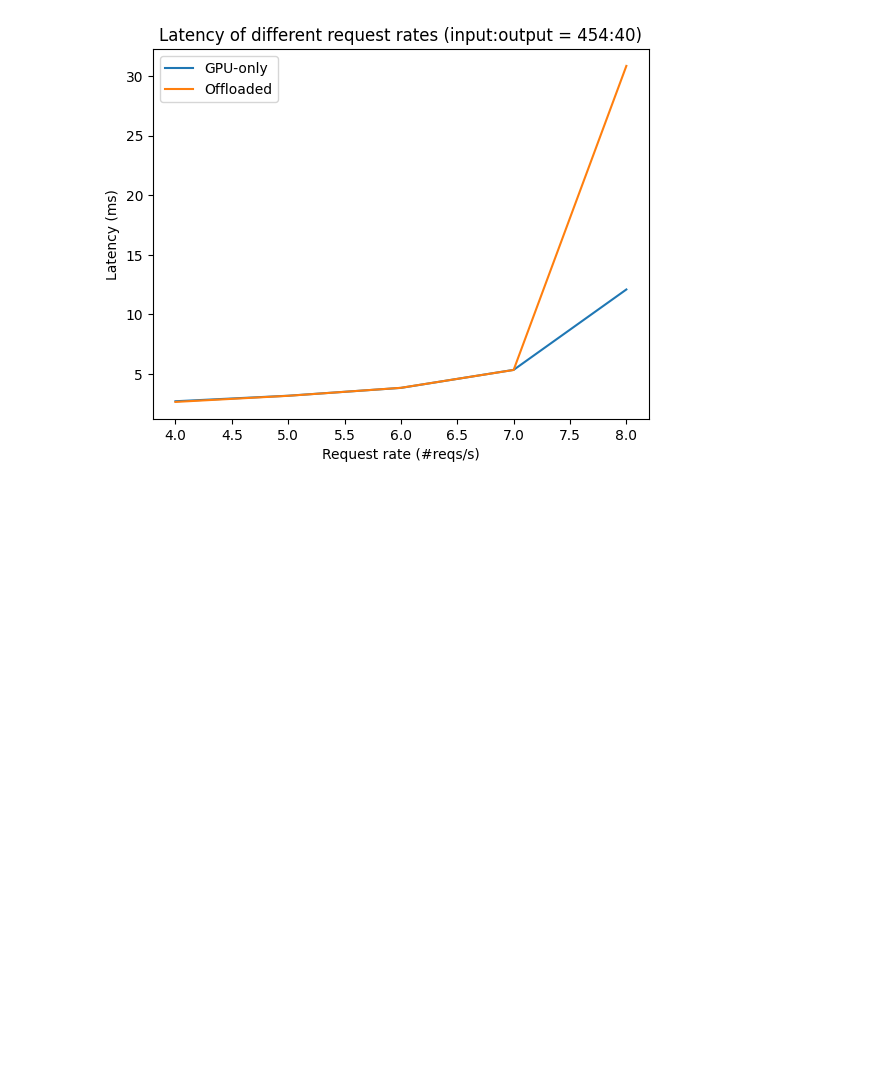
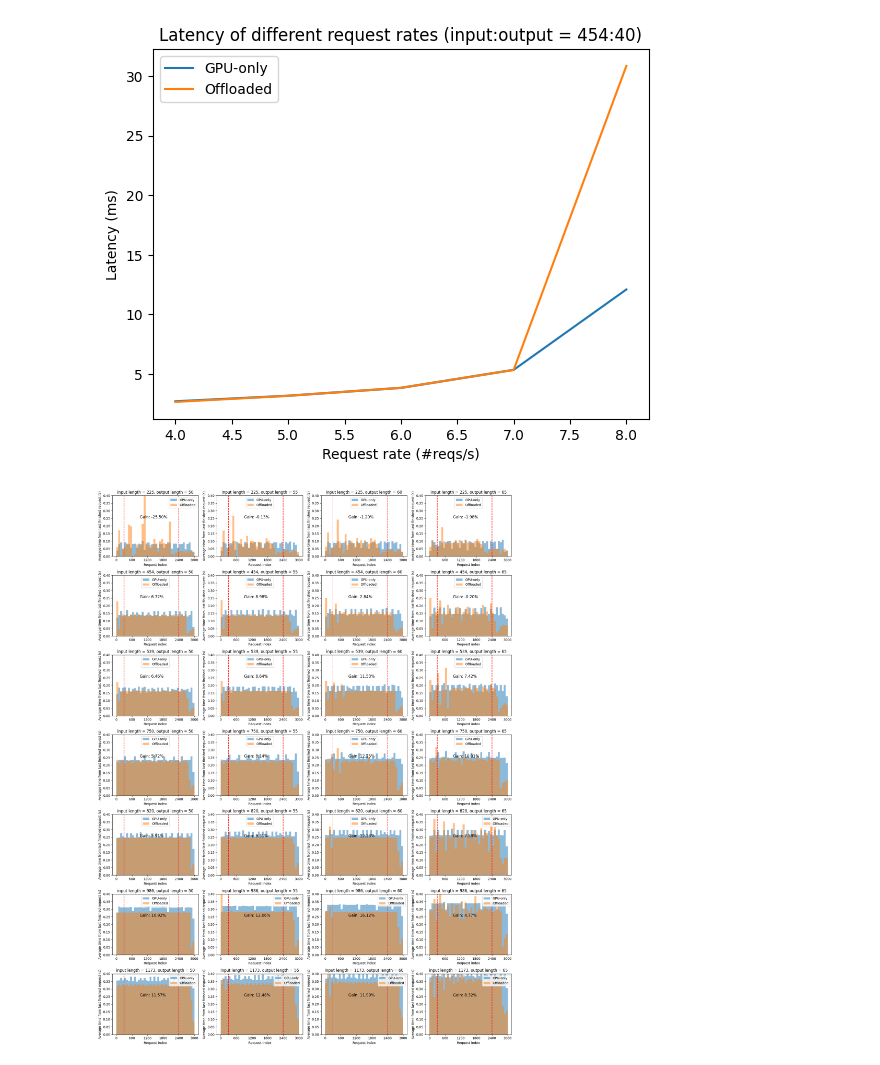
Before and after one commit to SwiftSeal03/swiftLLM, a Jupyter notebook: profile/e2e-illst.ipynb, the cells around one changed output. Cells and saved outputs as stored; diff of their text form; code cells hidden in the pictures; blank space fills up the shorter version.

```diff
--- a/profile/e2e-illst.ipynb
+++ b/profile/e2e-illst.ipynb
@@ -33,3 +133,76 @@ plt.title('Latency of different request rates (input:output = 454:40)')
 # %% [output]
 Text(0.5, 1.0, 'Latency of different request rates (input:output = 454:40)')
 [figure]
+# %%
+import json
+import numpy as np
+import matplotlib.pyplot as plt
+
+num_data = 3000
+path_prefix = '../data/d0827/'
+
+def draw_bar_diagram(in_len, out_len, ax: plt.Axes):
+  file_names = [f'{num_data}-{in_len}-{out_len}-True.json', f'{num_data}-{in_len}-{out_len}-False.json']
+  # file_names = [f'{num_data}-{out_len}-True.json', f'{num_data}-{out_len}-False.json']
+  file_names = [path_prefix + f for f in file_names]
+  througputs = []
+  for i, filename in enumerate(file_names):
+    with open(filename) as f:
+      data = json.load(f)
+
+    # Draw bar diagram, cut data into 10 bins and calculate average of each bin
+    ndata = len(data)
+    nwarmup = (ndata + 1) // 10
+    ncooldown = (ndata + 1) // 10 * 8
+    nseg = 40
+    seg_len = (ndata + 1) // nseg
+    xs = range(0, ndata, seg_len)
+    ax.bar(
+      xs,
+      [np.mean(data[x:x+seg_len]) for x in xs],
+      width=seg_len,
+      align='edge',
+      alpha=0.5,
+      label='Offloaded' if i == 1 else 'GPU-only'
+    )
+
+    througputs.append(1 / np.mean(data[nwarmup: ncooldown]))
+
+  ax.axvline(x=nwarmup, color='r', linestyle='dashed')
+  ax.axvline(x=ncooldown, color='r', linestyle='dashed')
+
+  ndisp_seg = 5
+  disp_seg_len = (ndata + 1) // ndisp_seg
+  ax.set_xticks(list(range(0, ndata, disp_seg_len)) + [ndata + 1])
+  ax.set_yticks([i * 0.05 for i in range(9)])
+  ax.set_ylim(0, 0.40)
+  ax.set_xlabel('Request index')
+  ax.set_ylabel('Average time from last finished request (s)')
+  ax.legend()
+  ax.title.set_text(f'input length = {in_len}, output length = {out_len}')
+
+  gain = througputs[1] / througputs[0] - 1
+  ax.text(ndata * 0.3, 0.25, f'Gain: {gain*100:.2f}%', fontsize=12)
+
+nr, nc = 7, 4
+fig, axes = plt.subplots(nr, nc)
+in2out = {
+  # 2000: [50, 51, 53, 55, 57, 59],
+  225: [50, 55, 60, 65],
+  454: [50, 55, 60, 65],
+  539: [50, 55, 60, 65],
+  750: [50, 55, 60, 65],
+  820: [50, 55, 60, 65],
+  986: [50, 55, 60, 65],
+  1173: [50, 55, 60, 65],
+}
+
+settings = [(in_len, out_len) for in_len in in2out for out_len in in2out[in_len]]
+
+fig.set_size_inches(18, 24)
+for i, (in_len, out_len) in enumerate(settings):
+  draw_bar_diagram(in_len, out_len, axes[i // nc, i % nc])
+
+plt.tight_layout()
+# %% [output]
+[figure, added]
```
Also changed, not shown: parts of 3 cells of this notebook, 2 other files.
